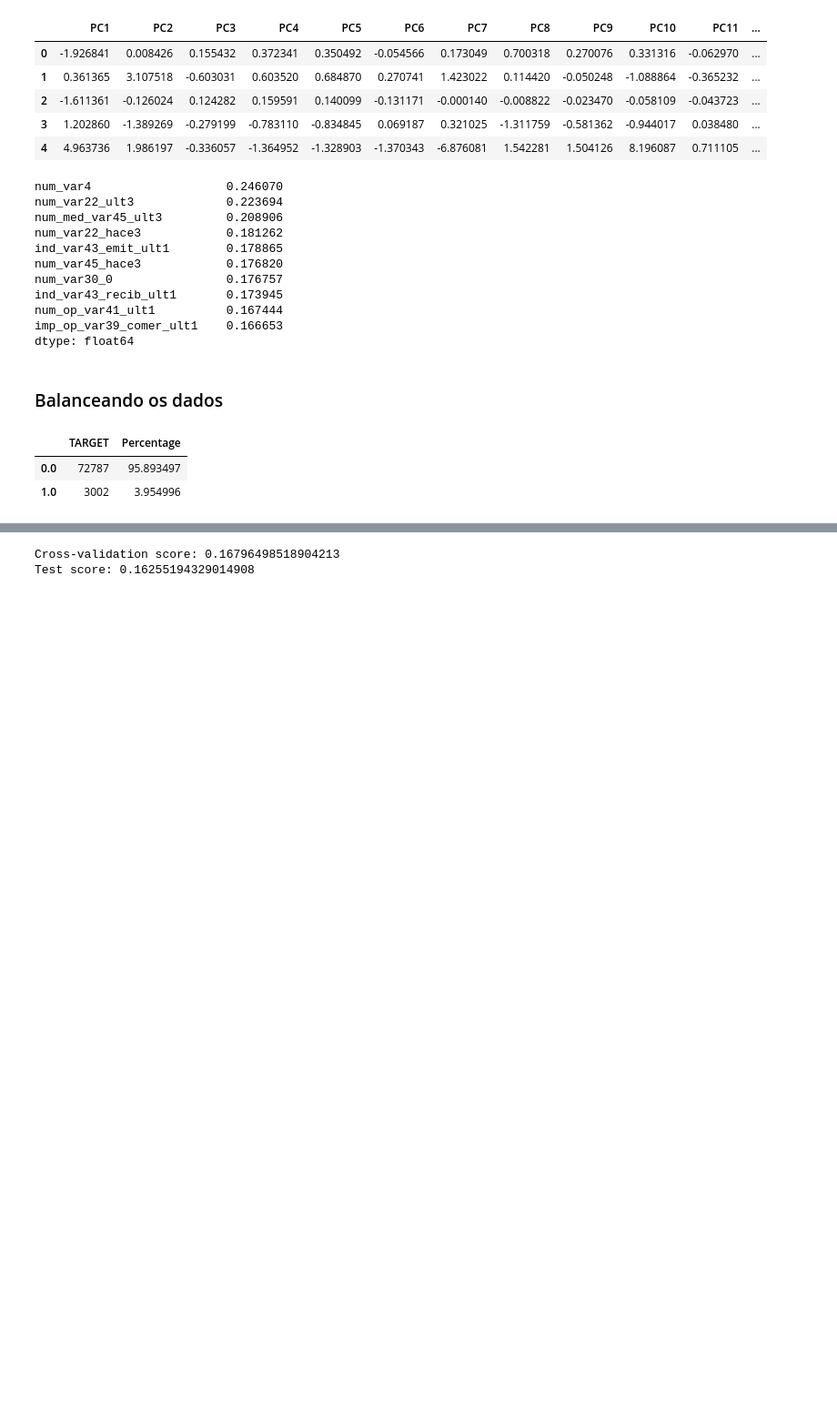
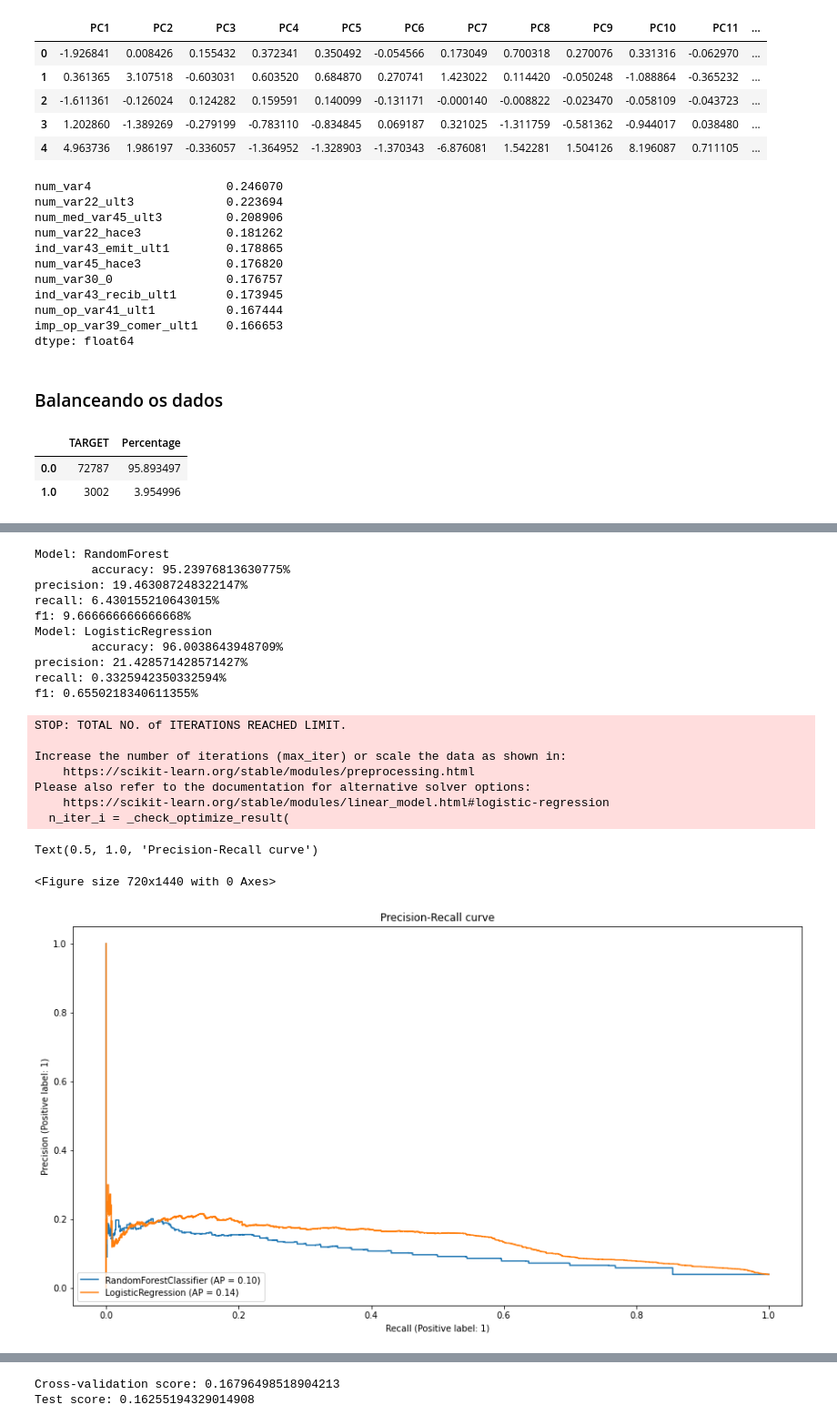
Before and after one commit to eduardobaratela/Data-Master, a Jupyter notebook: Untitled.ipynb, the cells around one changed output, grey strips where cells are left out. Shown at 91% size. Cells and saved outputs as stored; diff of their text form; code cells hidden in the pictures; blank space fills up the shorter version.

```diff
--- a/Untitled.ipynb
+++ b/Untitled.ipynb
@@ -387,0 +346,48 @@ Best parameters : {'classifier__C': 0.1}
+# %%
+def evaluation_metrics(test_y, pred_y):
+    accuracy = accuracy_score(test_y, pred_y)
+    precision = precision_score(test_y, pred_y)
+    recall = recall_score(test_y, pred_y)
+    f1 = f1_score(test_y, pred_y)
+    #auc_score = auc(test_y, pred_y)
+
+    return accuracy, precision, recall, f1
+# %%
+rf = RandomForestClassifier(random_state=12)
+logi = LogisticRegression(random_state=12)
+# %%
+plt.figure(figsize=(10, 20))
+ax1 = plt.subplots()
+
+for clf, name in [(rf, 'RandomForest'),
+                  (logi, 'LogisticRegression')]:
+    clf.fit(X_train, y_train)
+    y_pred = clf.predict(X_test)
+
+    plot_precision_recall_curve(clf, X_test, y_test, ax=plt.gca())
+
+    accuracy, precision, recall, f1 = evaluation_metrics(y_test, y_pred)
+    print(f"Model: {name}\n\taccuracy: {100*accuracy}% \ntprecision: {100*precision}% \ntrecall: {100*recall}% \ntf1: {100*f1}%\n")
+
+plt.title('Precision-Recall curve')
+# %% [output]
+Model: RandomForest
+        accuracy: 95.23976813630775%
+precision: 19.463087248322147%
+recall: 6.430155210643015%
+f1: 9.666666666666668%
+Model: LogisticRegression
+        accuracy: 96.0038643948709%
+precision: 21.428571428571427%
+recall: 0.3325942350332594%
+f1: 0.6550218340611355%
+STOP: TOTAL NO. of ITERATIONS REACHED LIMIT.
+
+Increase the number of iterations (max_iter) or scale the data as shown in:
+    https://scikit-learn.org/stable/modules/preprocessing.html
+Please also refer to the documentation for alternative solver options:
+    https://scikit-learn.org/stable/modules/linear_model.html#logistic-regression
+  n_iter_i = _check_optimize_result(
+Text(0.5, 1.0, 'Precision-Recall curve')
+<Figure size 720x1440 with 0 Axes>
+[figure, added]
```
Also changed, not shown: parts of 16 cells of this notebook.
